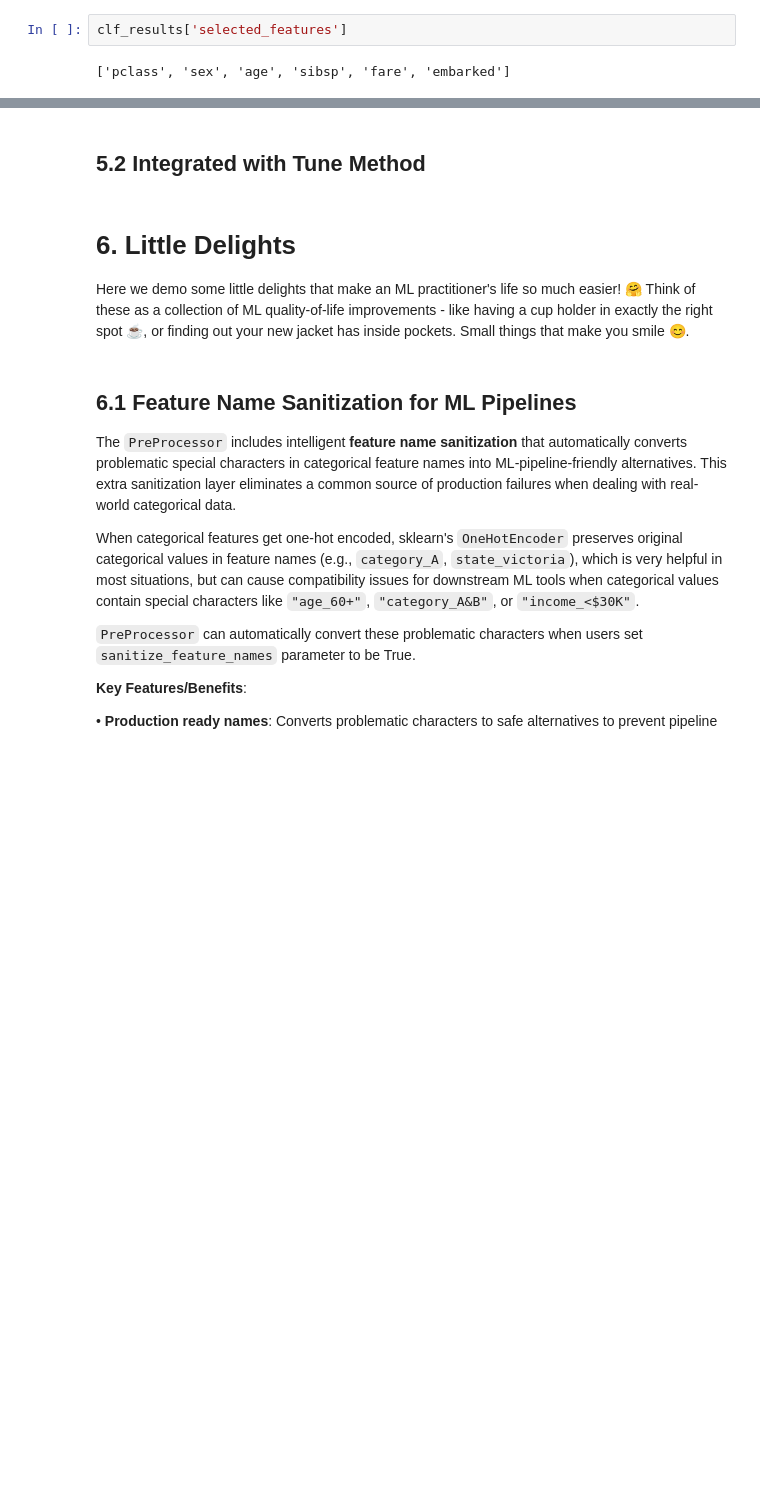
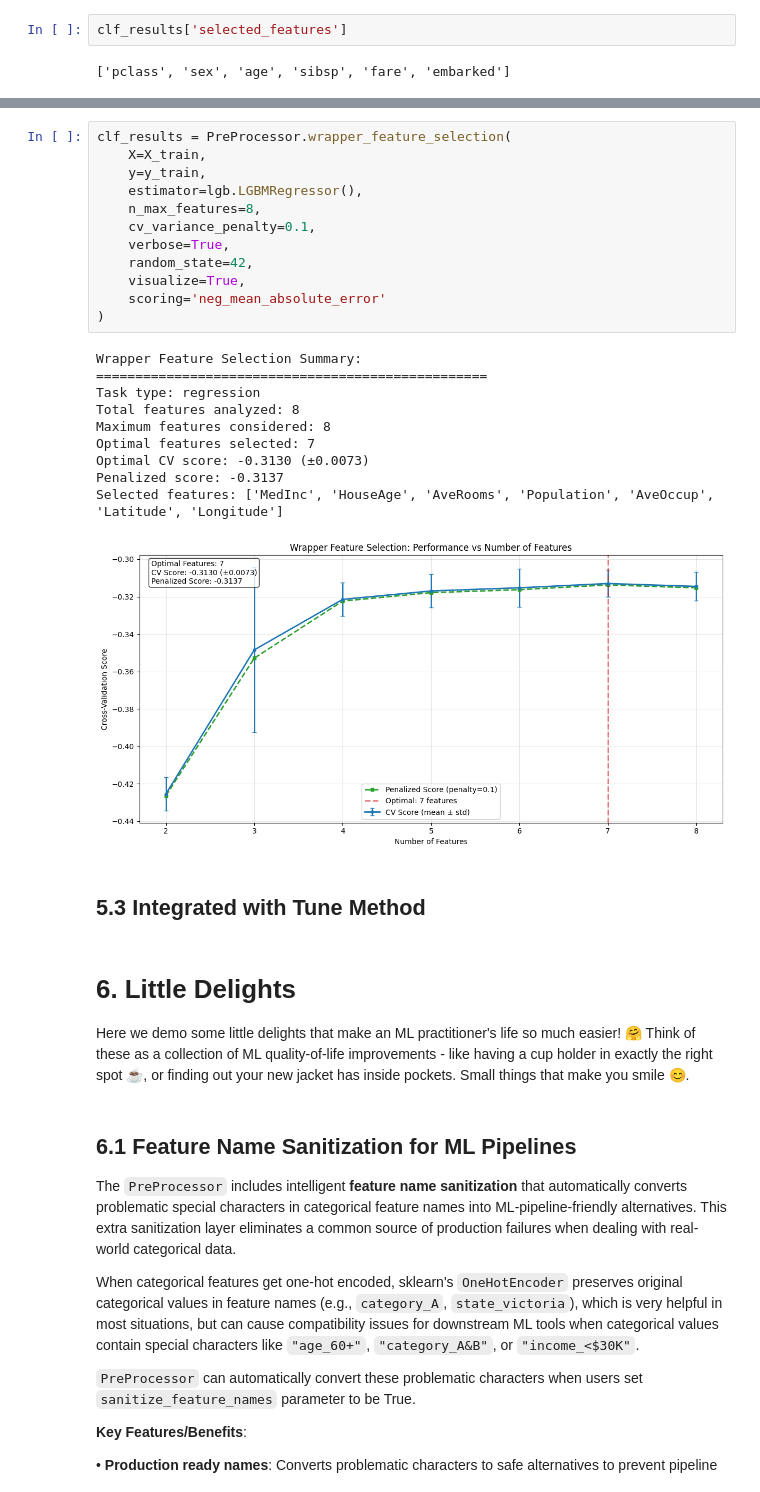
Before and after one commit to MenaWANG/mlarena, a Jupyter notebook: examples/2.advanced_usage.ipynb, the cells around one changed output, grey strips where cells are left out. Saved outputs shown, nothing was run; the diff lists cells and outputs as text; blank space fills up the shorter version.

```diff
--- a/examples/2.advanced_usage.ipynb
+++ b/examples/2.advanced_usage.ipynb
@@ -907,5 +939,28 @@ clf_results['selected_features']
+# %%
+clf_results = PreProcessor.wrapper_feature_selection(
+    X=X_train,
+    y=y_train,
+    estimator=lgb.LGBMRegressor(),
+    n_max_features=8,
+    cv_variance_penalty=0.1,
+    verbose=True,
+    random_state=42,
+    visualize=True,
+    scoring='neg_mean_absolute_error'
+)
+# %% [output]
+Wrapper Feature Selection Summary:
+==================================================
+Task type: regression
+Total features analyzed: 8
+Maximum features considered: 8
+Optimal features selected: 7
+Optimal CV score: -0.3130 (±0.0073)
+Penalized score: -0.3137
+Selected features: ['MedInc', 'HouseAge', 'AveRooms', 'Population', 'AveOccup', 'Latitude', 'Longitude']
+[figure, added]
 # %% [markdown]
-## 5.2 Integrated with Tune Method
+## 5.3 Integrated with Tune Method
 # %% [markdown]
 # 6. Little Delights
 
```
Also changed, not shown: parts of 9 cells of this notebook, 4 other files.
